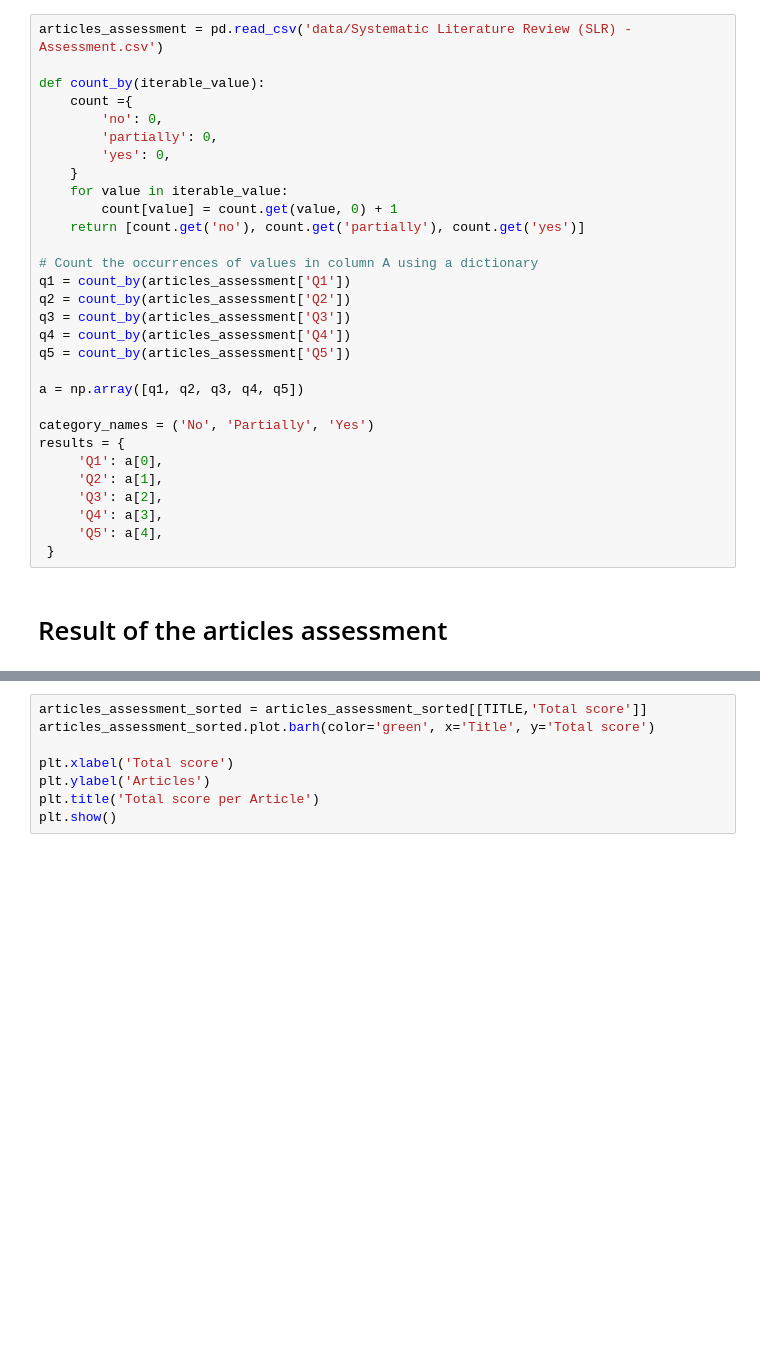
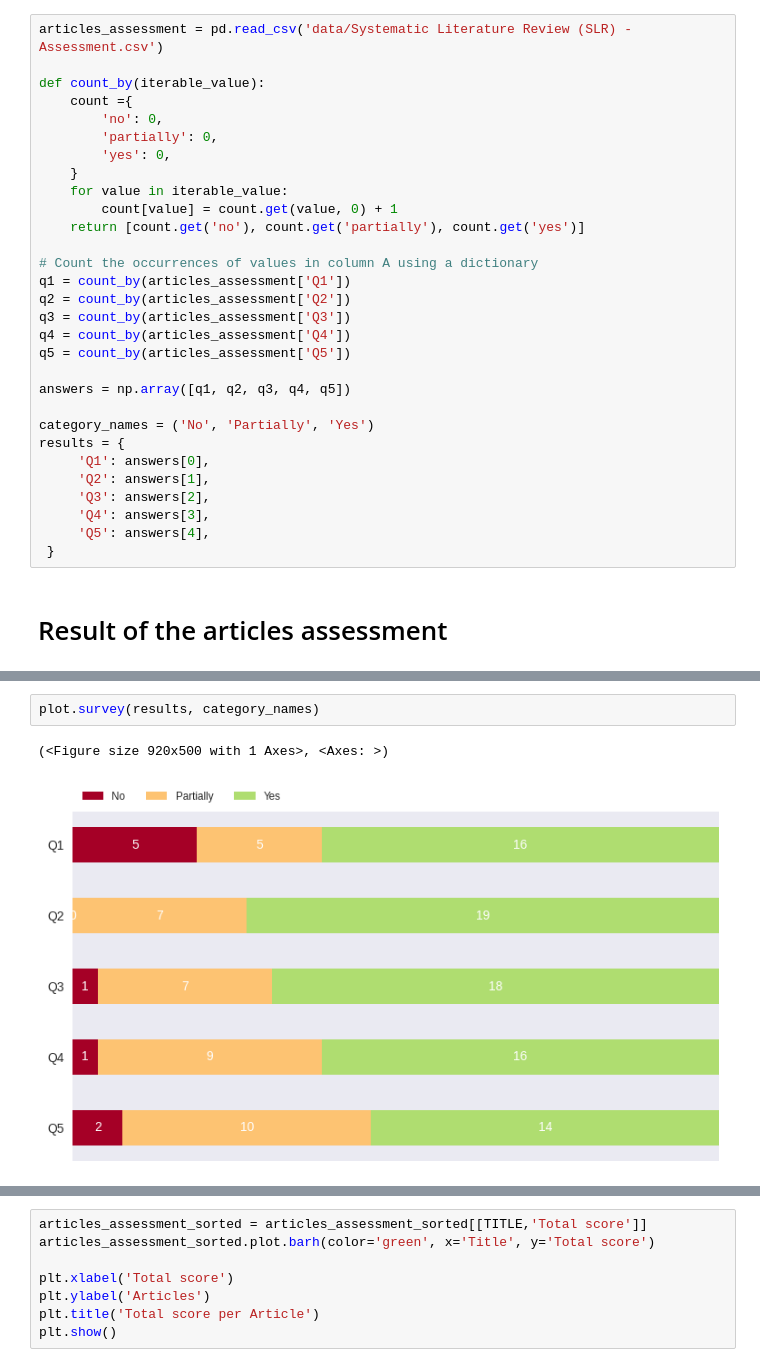
Before and after one commit to danimaniarqsoft/generative-ai-research, a Jupyter notebook: systematic-literature-review/notebook.ipynb, the cells around one changed output, grey strips where cells are left out. Saved outputs shown, nothing was run; the diff lists cells and outputs as text; blank space fills up the shorter version.

```diff
--- a/systematic-literature-review/notebook.ipynb
+++ b/systematic-literature-review/notebook.ipynb
@@ -174,15 +181,15 @@ q3 = count_by(articles_assessment['Q3'])
 q4 = count_by(articles_assessment['Q4'])
 q5 = count_by(articles_assessment['Q5'])
 
-a = np.array([q1, q2, q3, q4, q5])
+answers = np.array([q1, q2, q3, q4, q5])
 
 category_names = ('No', 'Partially', 'Yes')
 results = {
-     'Q1': a[0],
-     'Q2': a[1],
-     'Q3': a[2],
-     'Q4': a[3],
-     'Q5': a[4],
+     'Q1': answers[0],
+     'Q2': answers[1],
+     'Q3': answers[2],
+     'Q4': answers[3],
+     'Q5': answers[4],
  }
 # %% [markdown]
 # Result of the articles assessment
@@ -220,2 +196,7 @@ plt.show()
+# %%
+plot.survey(results, category_names)
+# %% [output]
+(<Figure size 920x500 with 1 Axes>, <Axes: >)
+[figure, added]
 # %%
 articles_assessment_sorted = articles_assessment.sort_values(by=['Total score'], ascending=False)
```
Also changed, not shown: parts of 9 cells of this notebook, 8 other files.
